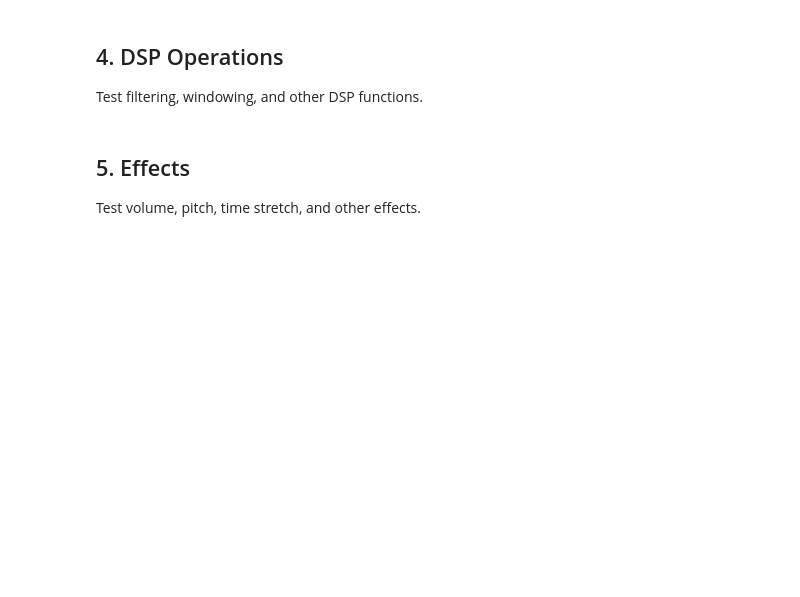
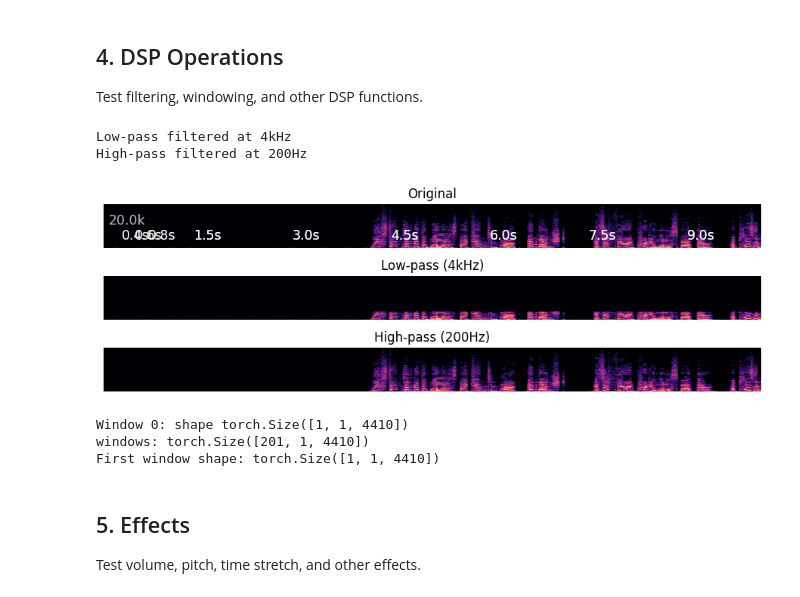
Before and after one commit to qweOkk/audiotools, a Jupyter notebook: test_audiotools_functions.ipynb, the cells around one changed output. Saved outputs shown, nothing was run; the diff lists cells and outputs as text; code cells hidden in the pictures; blank space fills up the shorter version.

```diff
--- a/test_audiotools_functions.ipynb
+++ b/test_audiotools_functions.ipynb
@@ -110,31 +141,41 @@ Test filtering, windowing, and other DSP functions.
 # %%
 # Low-pass filter
 speech_lowpass = speech_excerpt.clone().low_pass(4000)
 print(f"Low-pass filtered at 4kHz")
 
 # High-pass filter
 speech_highpass = speech_excerpt.clone().high_pass(200)
 print(f"High-pass filtered at 200Hz")
 
 # Visualize filtered signals
-fig, axes = plt.subplots(3, 1, figsize=(12, 8))
+fig, axes = plt.subplots(3, 1, figsize=(16, 8))
 speech_excerpt.specshow(ax=axes[0])
 axes[0].set_title("Original")
 speech_lowpass.specshow(ax=axes[1])
 axes[1].set_title("Low-pass (4kHz)")
 speech_highpass.specshow(ax=axes[2])
 axes[2].set_title("High-pass (200Hz)")
 plt.tight_layout()
 plt.show()
+# %% [output]
+Low-pass filtered at 4kHz
+High-pass filtered at 200Hz
+[figure, added]
 # %%
 # Windowing
 windows = speech_excerpt.clone().windows(window_duration=0.1, hop_duration=0.05)
-print(f"Windows shape: {windows.shape}")
+for i, window in enumerate(windows):
+    print(f"Window {i}: shape {window.shape}")
+    break  # Print only the first window for brevity
 
 # Collect windows
 window_list = speech_excerpt.clone().collect_windows(window_duration=0.1, hop_duration=0.05)
-print(f"Number of windows: {len(window_list)}")
+print(f"windows: {window_list.shape}")
 print(f"First window shape: {window_list[0].audio_data.shape}")
+# %% [output]
+Window 0: shape torch.Size([1, 1, 4410])
+windows: torch.Size([201, 1, 4410])
+First window shape: torch.Size([1, 1, 4410])
 # %% [markdown]
 ## 5. Effects
 
```
Also changed, not shown: parts of 35 cells of this notebook.
